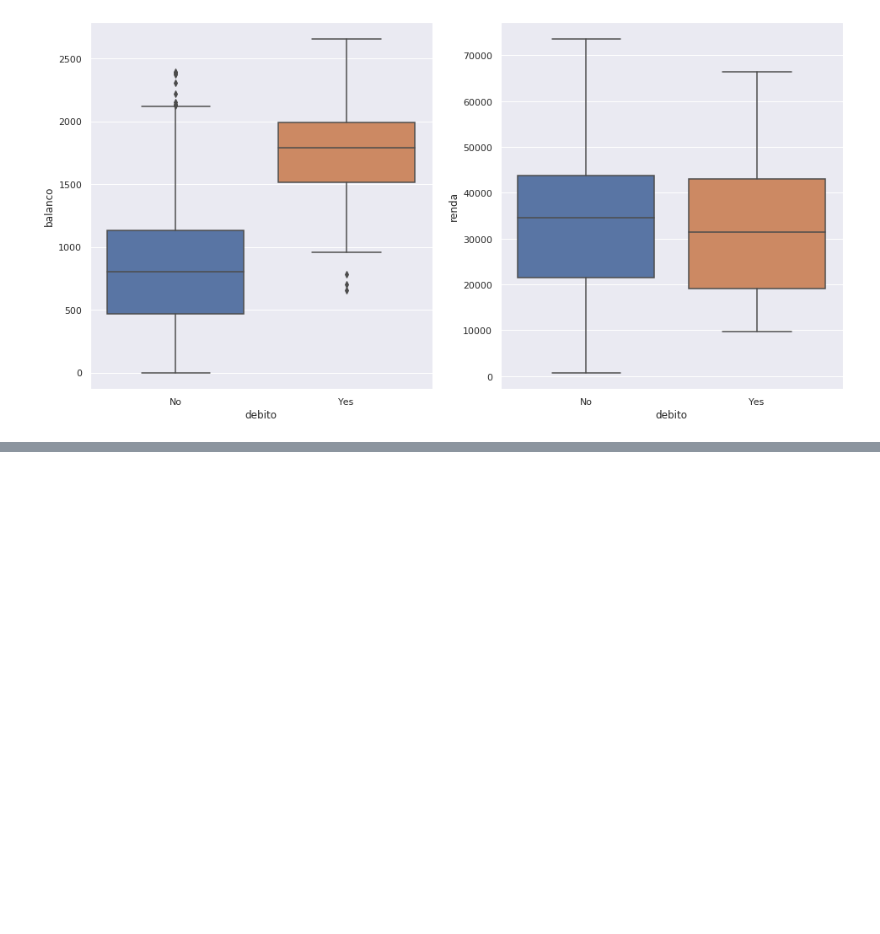
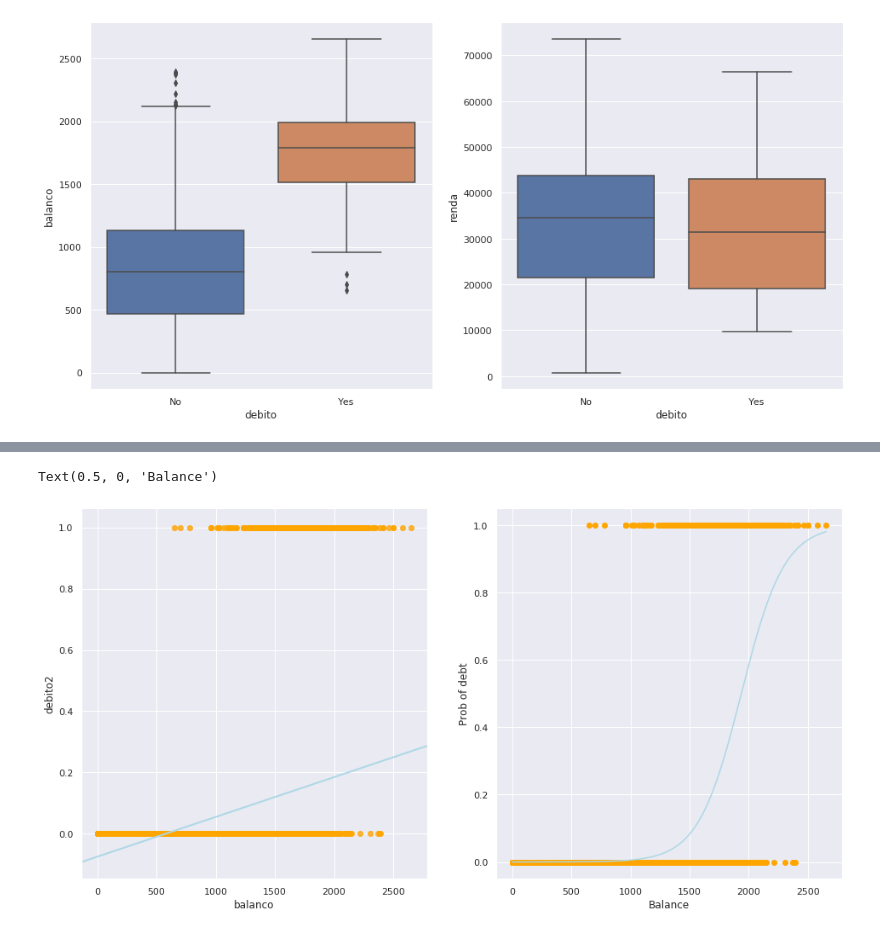
Before and after one commit to Marazia/Tati, a Jupyter notebook: jtraining/t7Classification_analy.ipynb, the cells around one changed output, grey strips where cells are left out. Saved outputs shown, nothing was run; the diff lists cells and outputs as text; code cells hidden in the pictures; blank space fills up the shorter version.

```diff
--- a/jtraining/t7Classification_analy.ipynb
+++ b/jtraining/t7Classification_analy.ipynb
@@ -9,7 +9,7 @@ import pandas as pd
 import seaborn as sns ; sns.set()
 import matplotlib.pyplot as plt
 # %%
-debts= pd.read_csv('dados/dividas.tsv', sep = '\t')
+debts= pd.read_csv('dividas.tsv', sep = '\t')
 debts.head()
 # %% [output]
 |  | debito | estudante | balanco | renda |
@@ -35,0 +40,4 @@ sns.boxplot(x="debito", y="renda", data=debts, ax=axs[1])
+# %%
+debts['debito2']=debts.debito.factorize()[0]
+debts['estudante2']=debts.estudante.factorize()[0]
+debts.head()
@@ -35,0 +51,26 @@ sns.boxplot(x="debito", y="renda", data=debts, ax=axs[1])
+# %%
+import numpy as np
+from sklearn.linear_model import LogisticRegression
+X_train= debts.balanco.values.reshape(-1,1)
+y = debts.debito2
+clf = LogisticRegression(solver='newton-cg')
+clf.fit(X_train, y)
+X_test= np.arange(debts.balanco.min(), debts.balanco.max()).reshape(-1,1)
+prob=clf.predict_proba(X_test)
+# %%
+
+fig, (ax1, ax2) = plt.subplots(1,2, figsize=(16,8))
+
+sns.regplot(debts.balanco, debts.debito2, order=1, ci=None,
+            scatter_kws={'color':'orange'},
+            line_kws={'color':'lightblue', 'lw':2}, ax=ax1)
+
+
+ax2.scatter(X_train, y, color='orange')
+ax2.plot(X_test, prob[:,1], color='lightblue')
+
+ax2.set_ylabel('Prob of debt')
+ax2.set_xlabel('Balance')
+# %% [output]
+Text(0.5, 0, 'Balance')
+[figure, added]
```
Also changed, not shown: parts of 11 cells of this notebook, 6 other files.
